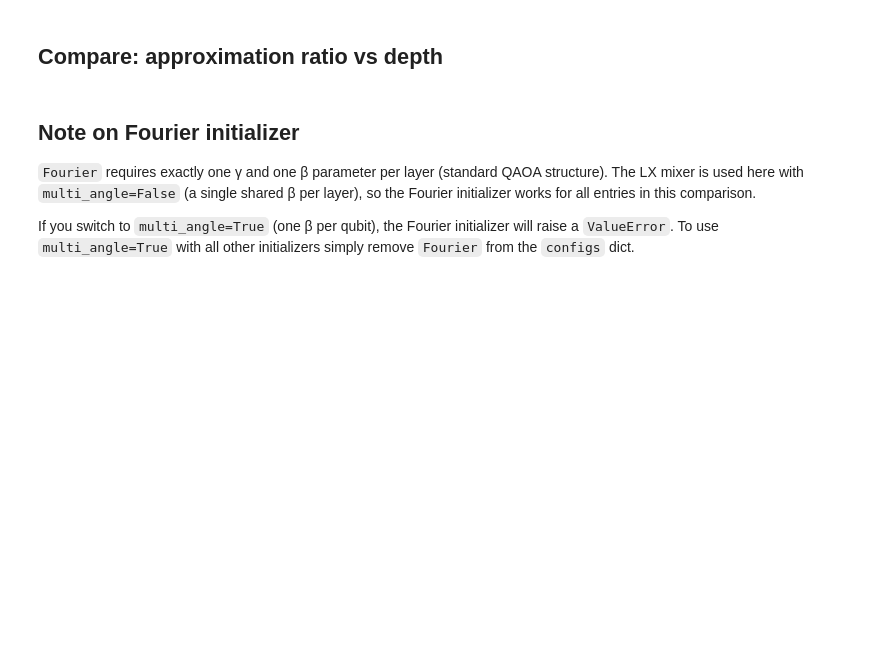
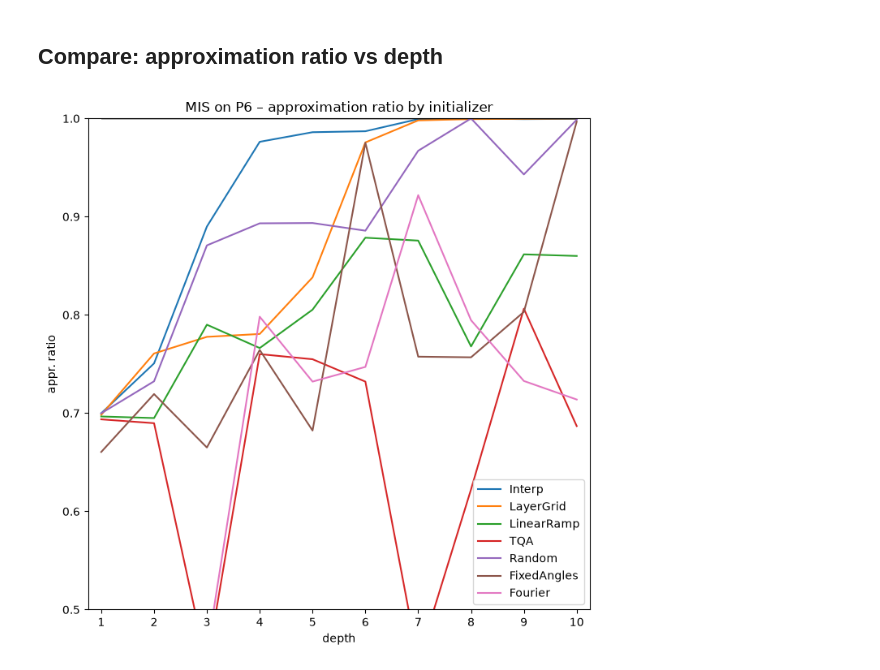
Before and after one commit to OpenQuantumComputing/QAOA, a Jupyter notebook: examples/MIS_MVC/InitializerComparison.ipynb, the cells around one changed output. Drawn from its saved outputs; the diff is of its cells as text; code cells hidden in the pictures; blank space fills up the shorter version.

```diff
--- a/examples/MIS_MVC/InitializerComparison.ipynb
+++ b/examples/MIS_MVC/InitializerComparison.ipynb
@@ -50,16 +98,16 @@ print(f"Optimal MIS size: {objmax}")
 ## Shared settings
 # %%
 backend    = AerSimulator()
-shots      = 512
-maxdepth   = 3
-angles_spec = {"gamma": [0, 2 * np.pi, 10], "beta": [0, np.pi, 10]}
+shots      = 1024
+maxdepth   = 10
+angles_spec = {"gamma": [0, 2 * np.pi, 10], "beta": [0, 2*np.pi, 10]}
 # %% [markdown]
 ## Define one QAOA instance per initializer
 # %%
 def make_qaoa(init):
     return QAOA(
         problem=problem,
-        mixer=lx_mixer,
+        mixer=grover_mixer,
         initialstate=init_state,
         backend=backend,
         shots=shots,
@@ -74,7 +122,7 @@ configs = {
                    )),
     "LinearRamp":  make_qaoa(initializers.LinearRamp()),
     "TQA":         make_qaoa(initializers.TQA()),
-    "Random":      make_qaoa(initializers.Random(seed=42, n_candidates=3)),
+    "Random":      make_qaoa(initializers.Random(seed=42, n_candidates=100)),
     "FixedAngles": make_qaoa(initializers.FixedAngles(np.zeros(2))),  # all-zero start
     "Fourier":     make_qaoa(initializers.Fourier()),
 }
@@ -105,25 +175,18 @@ plt.show()
 # %% [markdown]
 ## Compare: approximation ratio vs depth
 # %%
-fig, ax = plt.subplots(figsize=(7, 4))
+fig, ax = plt.subplots(figsize=(7, 7))
 for name, qaoa in configs.items():
     utils.plot_ApproximationRatio(
         qaoa, maxdepth, objmin, objmax,
         label=name,
         fig=fig,
     )
 
 ax.set_title("MIS on P6 – approximation ratio by initializer")
 ax.legend(loc="lower right")
+ax.set_ylim(0.5,1)
 plt.tight_layout()
 plt.show()
+# %% [output]
+[figure, added]
-# %% [markdown]
-## Note on Fourier initializer
-
-`Fourier` requires exactly one γ and one β parameter per layer (standard QAOA structure).
-The LX mixer is used here with `multi_angle=False` (a single shared β per layer),
-so the Fourier initializer works for all entries in this comparison.
-
-If you switch to `multi_angle=True` (one β per qubit), the Fourier initializer
-will raise a `ValueError`.  To use `multi_angle=True` with all other initializers
-simply remove `Fourier` from the `configs` dict.
```
Also changed, not shown: parts of 6 cells of this notebook, 1 other file.
